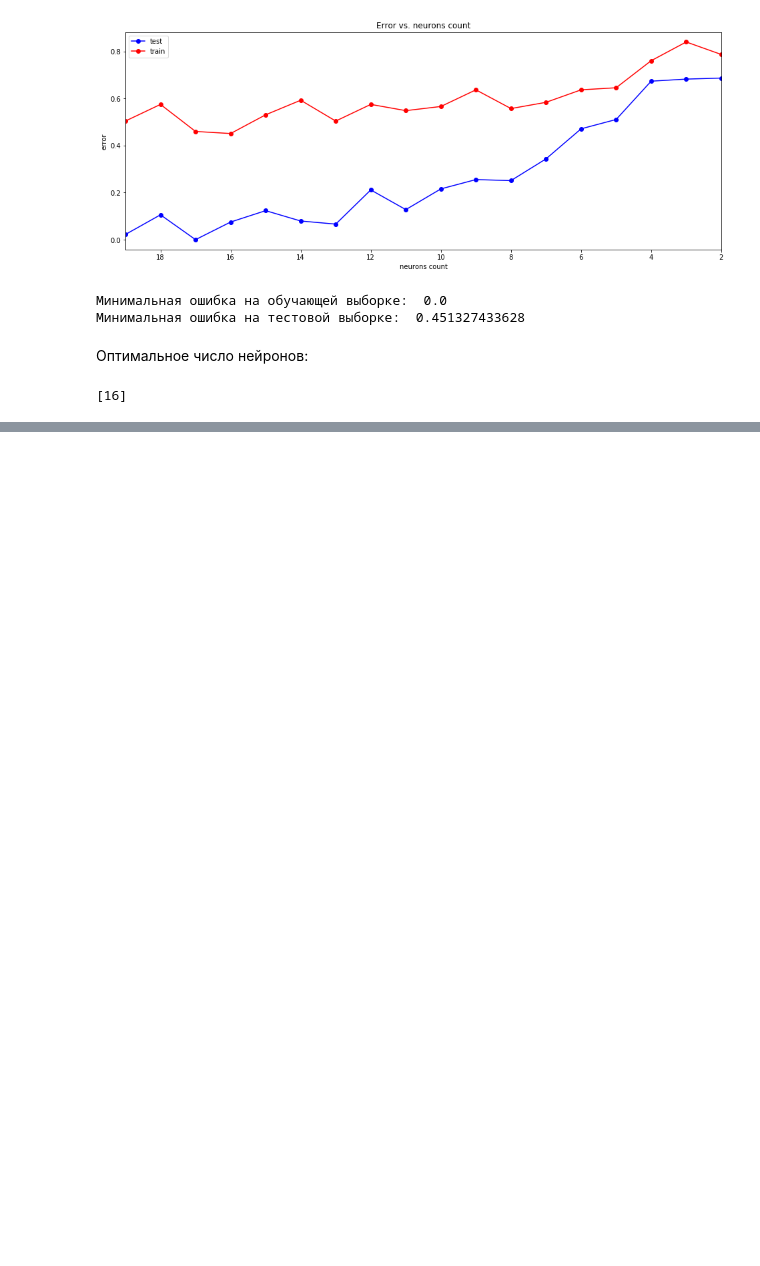
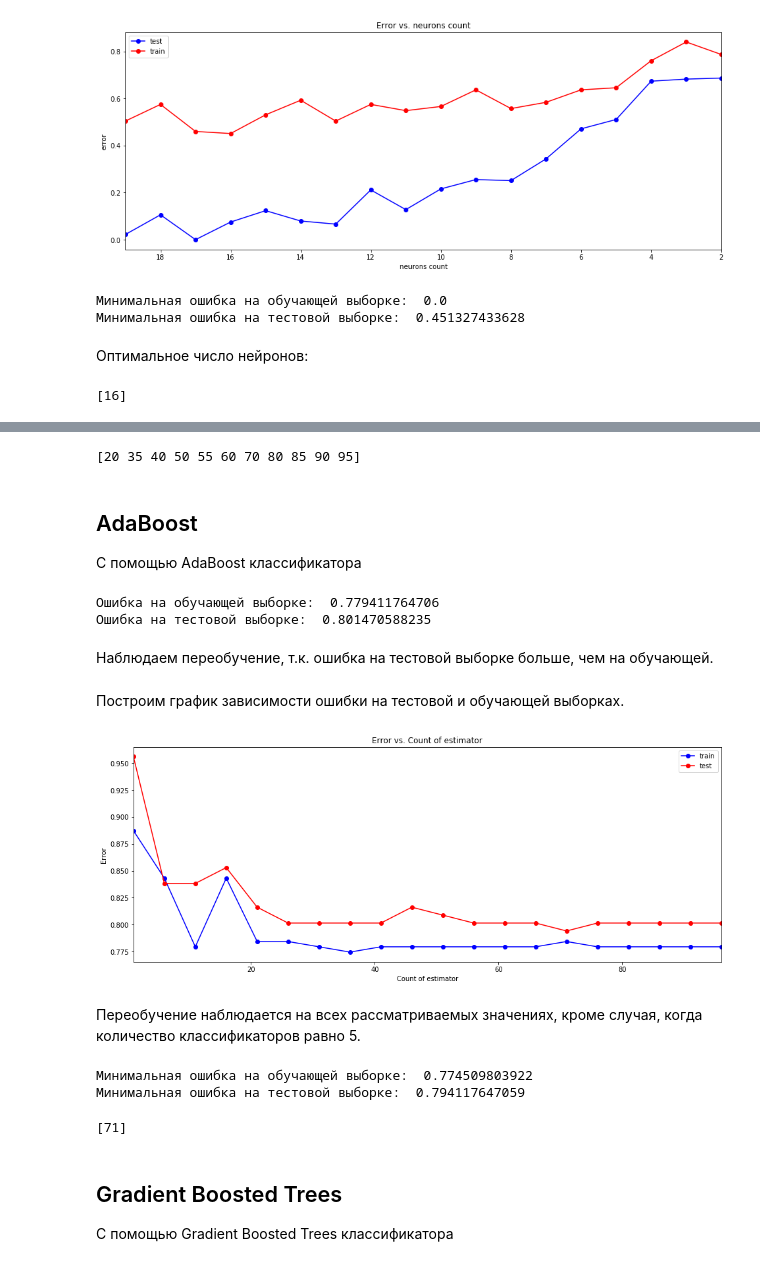
Before and after one commit to DmitryNakhimovich/ML_homework_1, a Jupyter notebook: Nakhimovich_lab_1.ipynb, the cells around one changed output, grey strips where cells are left out. Saved outputs shown, nothing was run; the diff lists cells and outputs as text; code cells hidden in the pictures; blank space fills up the shorter version.

```diff
--- a/Nakhimovich_lab_1.ipynb
+++ b/Nakhimovich_lab_1.ipynb
@@ -642,0 +781,73 @@ neurons_opt = neurons_opt[0]
+# %%
+# Оптимальное количество деревьев:
+trees_opt = trees_arr[test_err == min_test_err]
+print(trees_opt)
+# %% [output]
+[20 35 40 50 55 60 70 80 85 90 95]
+# %% [markdown]
+## AdaBoost
+С помощью AdaBoost классификатора
+# %%
+# Разобъем данные на тестовую и обучающую выборки
+X_train, X_test, y_train, y_test = train_test_split(X, y, test_size = 0.4, random_state = 16)
+# %%
+# Обучаем классификатор вида AdaBoost
+ab = ensemble.AdaBoostClassifier(n_estimators = 50) # n_estimators = 50 (кол-во классификаторов)
+ab.fit(X_train, y_train)
+
+# Проверим качество классификатора по величине ошибки на тестовой и обучающей выборках
+err_train = np.mean(y_train != ab.predict(X_train))
+err_test  = np.mean(y_test  != ab.predict(X_test))
+
+print("Ошибка на обучающей выборке: ", err_train)
+print("Ошибка на тестовой выборке: ", err_test)
+# %% [output]
+Ошибка на обучающей выборке:  0.779411764706
+Ошибка на тестовой выборке:  0.801470588235
+# %% [markdown]
+Наблюдаем переобучение, т.к. ошибка на тестовой выборке больше, чем на обучающей.
+# %% [markdown]
+Построим график зависимости ошибки на тестовой и обучающей выборках.
+# %%
+# Вычислим значения ошибок для различного количества классификаторов
+estimator_arr = np.arange(1, 100, 5)
+test_err = []
+train_err = []
+for estimator in estimator_arr:
+    ab = ensemble.AdaBoostClassifier(n_estimators = estimator)
+    ab.fit(X_train, y_train)
+    train_err.append(np.mean(y_train != ab.predict(X_train)))
+    test_err.append(np.mean(y_test  != ab.predict(X_test)))
+# Построим график величины ошибок
+plt.figure(figsize = (16, 6))
+plt.plot(estimator_arr, train_err, 'b-o', label = 'train')
+plt.plot(estimator_arr, test_err, 'r-o', label = 'test')
+plt.xlim([np.min(estimator_arr), np.max(estimator_arr)])
+plt.title('Error vs. Count of estimator')
+plt.xlabel('Count of estimator')
+plt.ylabel('Error')
+plt.legend()
+pass
+# %% [output]
+[figure, added]
+# %% [markdown]
+Переобучение наблюдается на всех рассматриваемых значениях, кроме случая, когда количество классификаторов равно 5.
+# %%
+# Минимальное значение ошибки:
+min_train_err = np.min(train_err)
+min_test_err = np.min(test_err)
+
+print("Минимальная ошибка на обучающей выборке: ", min_train_err)
+print("Минимальная ошибка на тестовой выборке: ", min_test_err)
+# %% [output]
+Минимальная ошибка на обучающей выборке:  0.774509803922
+Минимальная ошибка на тестовой выборке:  0.794117647059
+# %%
+# Оптимальное количество классификаторов:
+estimator_opt = estimator_arr[test_err == min_test_err]
+print(estimator_opt)
+# %% [output]
+[71]
+# %% [markdown]
+## Gradient Boosted Trees
+С помощью Gradient Boosted Trees классификатора
```
Also changed, not shown: parts of 25 cells of this notebook.
